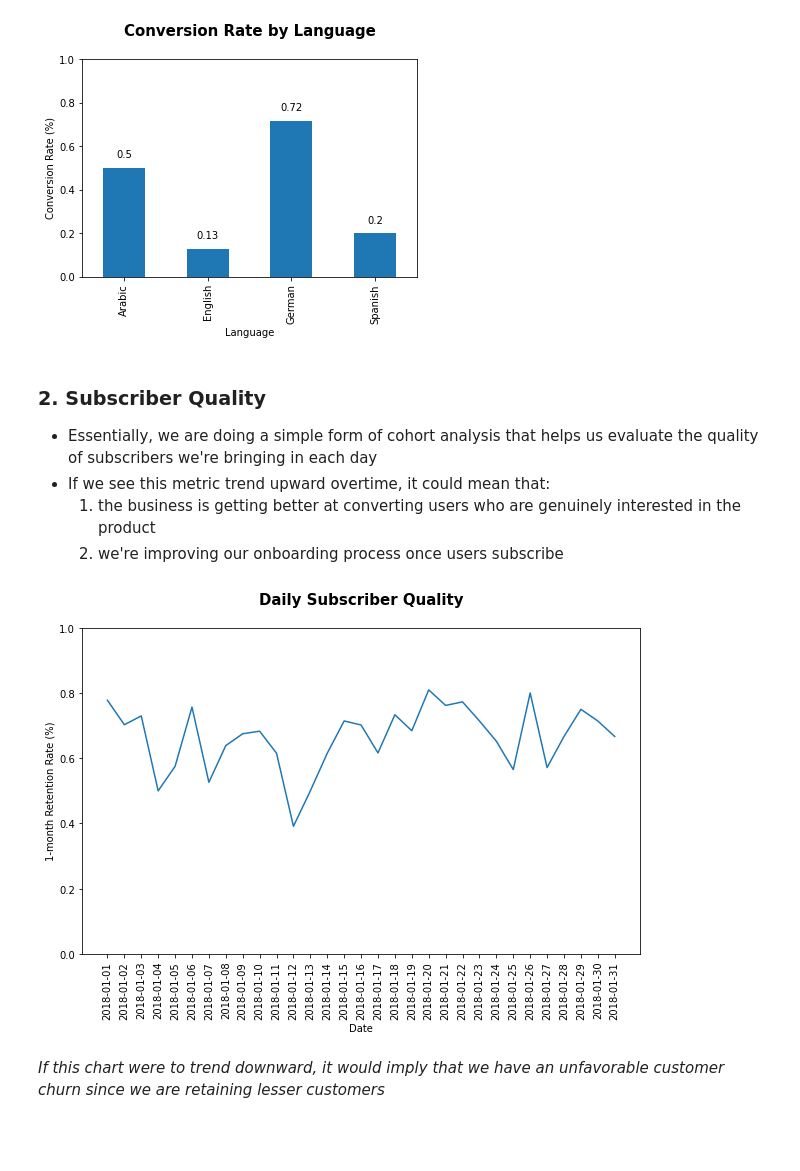
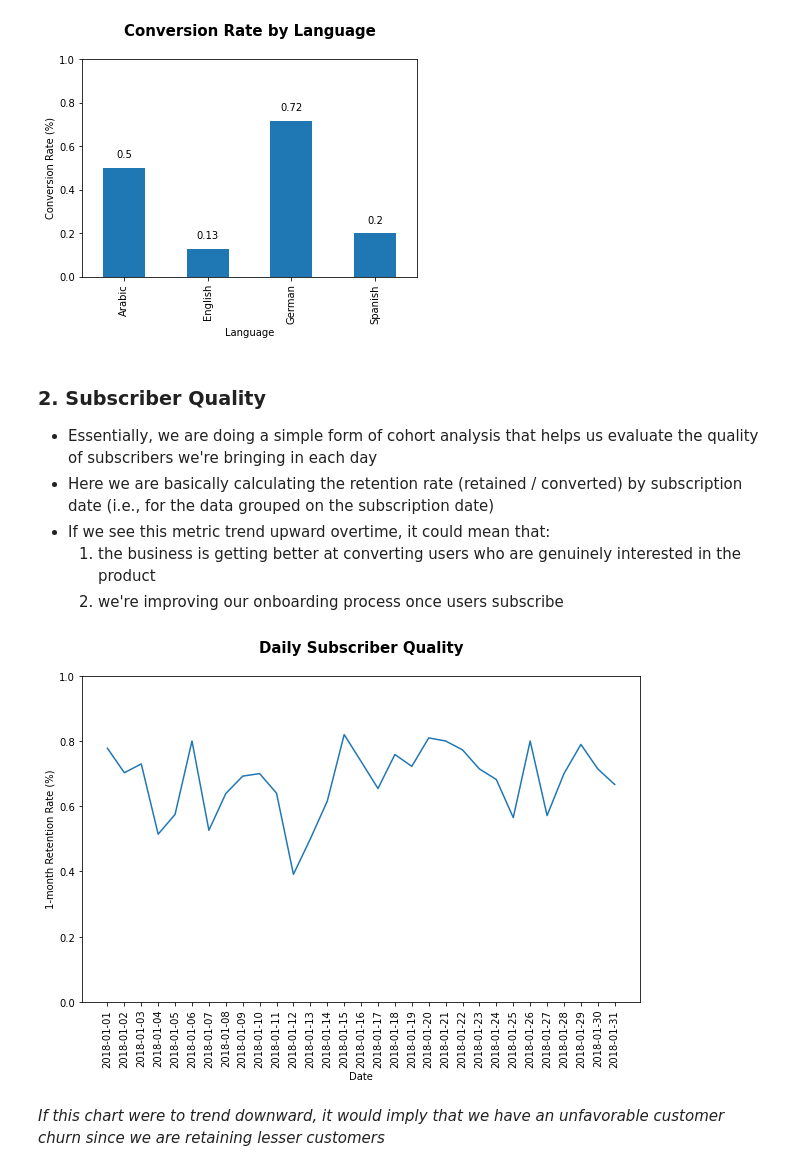
Before and after one commit to ashish-sharma-as/analyzing_marketing_campaigns, a Jupyter notebook: analyzing_marketing_campaigns.ipynb, the cells around one changed output. Drawn from its saved outputs; the diff is of its cells as text; code cells hidden in the pictures; blank space fills up the shorter version.

```diff
--- a/analyzing_marketing_campaigns.ipynb
+++ b/analyzing_marketing_campaigns.ipynb
@@ -20,0 +83,32 @@ pad = 50
+# %%
+def retention_rate(dataframe, columns):
+    """
+    Calculates the retention rate for data passed
+    as a dataframe to this function grouped on the
+    column(s) specified (which suggests that the
+    retention rate is computed over this aspect).
+
+    Input:
+        - dataframe {pd.DataFrame}: input df on which
+        retention rate is calculated
+        - columns {str/list}: column names over which the
+        retention rate will be computed
+
+    Return:
+        - Computed Retention rate
+    """
+
+    # Compute if validation of input is successful
+    if validate_input(dataframe, columns):
+
+        # Group by columns and calculate retention
+        retained = dataframe[dataframe['is_retained']==True]\
+        .groupby(columns)['user_id'].nunique()
+
+        # Group by columns and calculate conversion
+        converted = dataframe[dataframe['converted']==True]\
+        .groupby(columns)['user_id'].nunique()
+
+        retention_rate = retained / converted
+
+        return retention_rate
@@ -374,39 +493,32 @@ plt.show()
 ### 2. Subscriber Quality
 
 - Essentially, we are doing a simple form of cohort analysis that helps us evaluate the quality of subscribers we're bringing in each day
+- Here we are basically calculating the retention rate (retained / converted) by subscription date (i.e.,  for the data grouped on the subscription date)
 - If we see this metric trend upward overtime, it could mean that:
     1. the business is getting better at converting users who are genuinely interested in the product
     2. we're improving our onboarding process once users subscribe
 # %%
-# This is the number of unique subscribers who
-# subscribed on a given date
-total_subs_per_date = df.groupby('date_subscribed')['user_id'].nunique()
-
-# Number of subscribers who have been retained
-# on a given date
-subs_retained_per_date = df[df['is_retained']==True].groupby('date_subscribed')['user_id'].nunique()
-
 # Daily Retention Rate
-daily_retention_rate = subs_retained_per_date / total_subs_per_date
+daily_retention_rate = retention_rate(df, 'date_subscribed')
 
 # Plot
 plt.figure(figsize=(10,6))
 plt.plot(daily_retention_rate)
 plt.xticks(daily_retention_rate.index)
 
 # Annotate
 plt.xlabel('Date')
 plt.ylabel('1-month Retention Rate (%)')
 plt.title('Daily Subscriber Quality\n', size=15, fontweight='bold')
 plt.xticks(rotation=90)
 
 # set the limits from 0 to 1 to get an accurate
 # understanding and not get swayed by automatic
 # matplotlib axis and its corresponding interpretation
 plt.ylim(0, 1)
 
 plt.show()
 # %% [output]
-[figure, old version]
+[figure, new version]
 # %% [markdown]
 *If this chart were to trend downward, it would imply that we have an unfavorable customer churn since we are retaining lesser customers*
```
Also changed, not shown: parts of 22 cells of this notebook.
